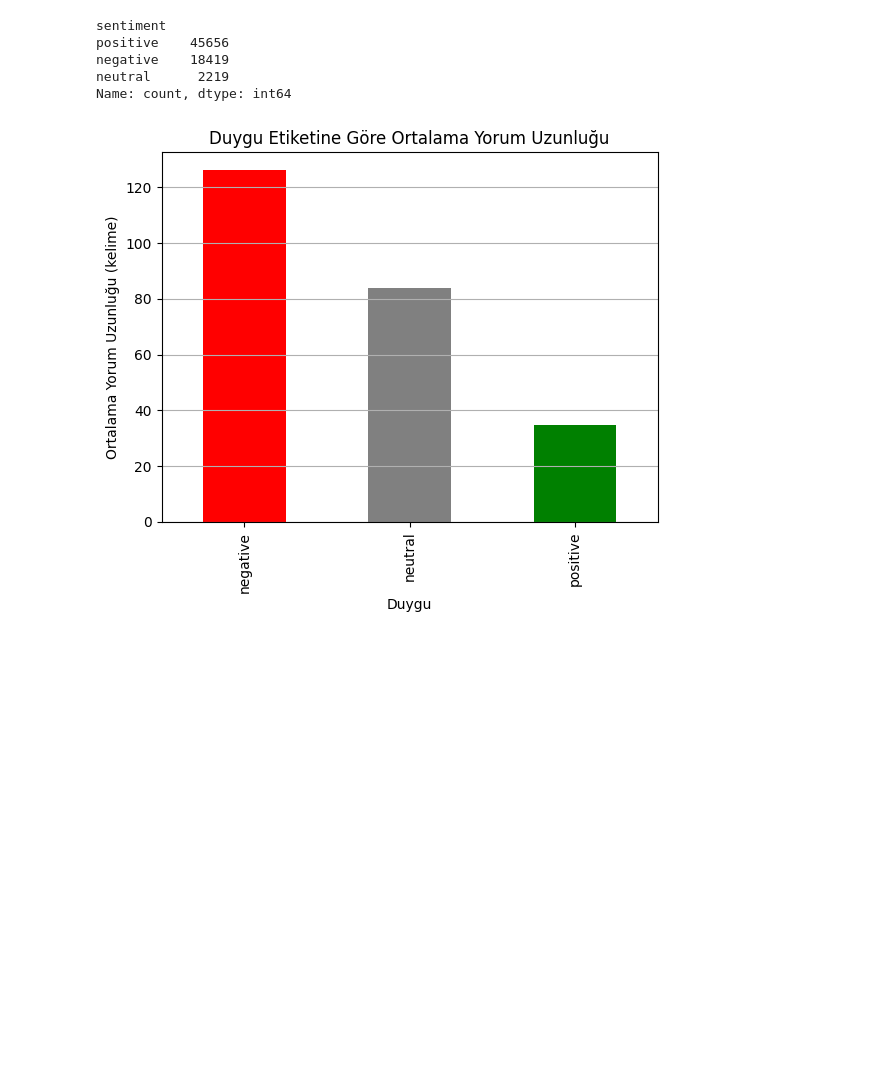
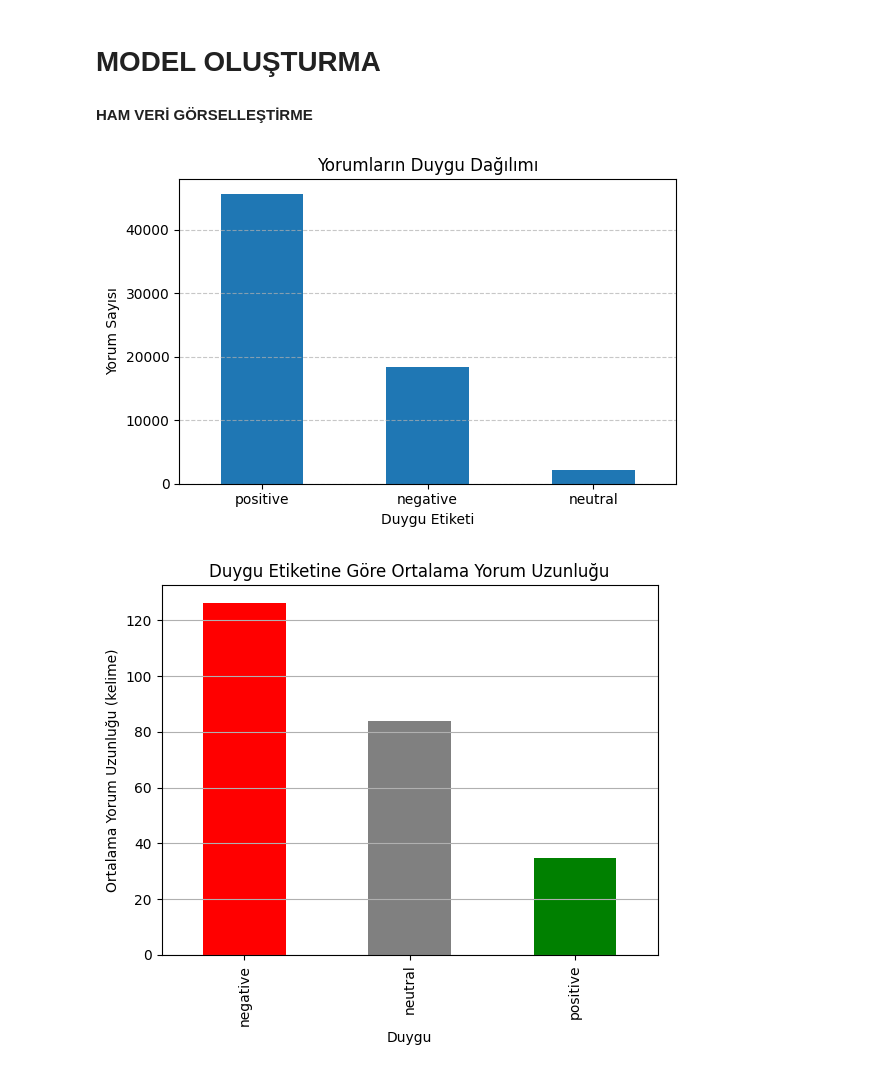
Before and after one commit to enisba/paycell-review-analysis, a Jupyter notebook: Notebooks/03_modeling.ipynb, the cells around one changed output. Saved outputs shown, nothing was run; the diff lists cells and outputs as text; code cells hidden in the pictures; blank space fills up the shorter version.

```diff
--- a/Notebooks/03_modeling.ipynb
+++ b/Notebooks/03_modeling.ipynb
@@ -1,3 +1,7 @@
+# %% [markdown]
+# MODEL OLUŞTURMA
+# %% [markdown]
+__HAM VERİ GÖRSELLEŞTİRME__
 # %%
 import pandas as pd
 import matplotlib.pyplot as plt
@@ -10,11 +14,20 @@ def label_review(rate):
     else: return 'negative'
 
 df['sentiment'] = df['Puan'].apply(label_review)
-df['sentiment'].value_counts()
-# %% [output]
-sentiment
-positive    45656
-negative    18419
-neutral      2219
-Name: count, dtype: int64
+# %%
+import matplotlib.pyplot as plt
+
+plt.figure(figsize=(6, 4))
+df['sentiment'].value_counts().plot(kind='bar')
+
+plt.title('Yorumların Duygu Dağılımı')
+plt.xlabel('Duygu Etiketi')
+plt.ylabel('Yorum Sayısı')
+plt.xticks(rotation=0)
+plt.grid(axis='y', linestyle='--', alpha=0.7)
+
+plt.tight_layout()
+plt.show()
+# %% [output]
+[figure, added]
 # %%
```
Also changed, not shown: parts of 14 cells of this notebook.
